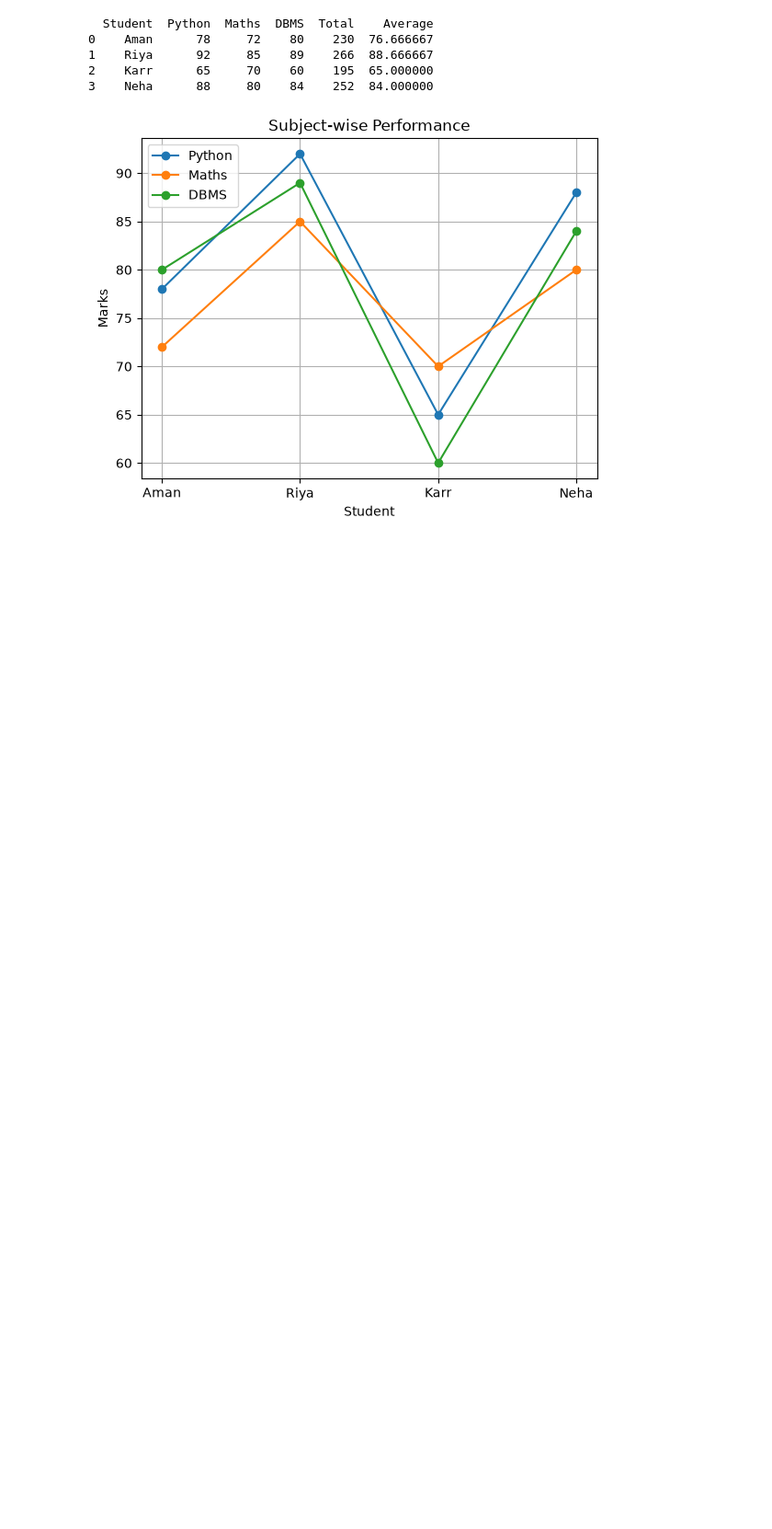
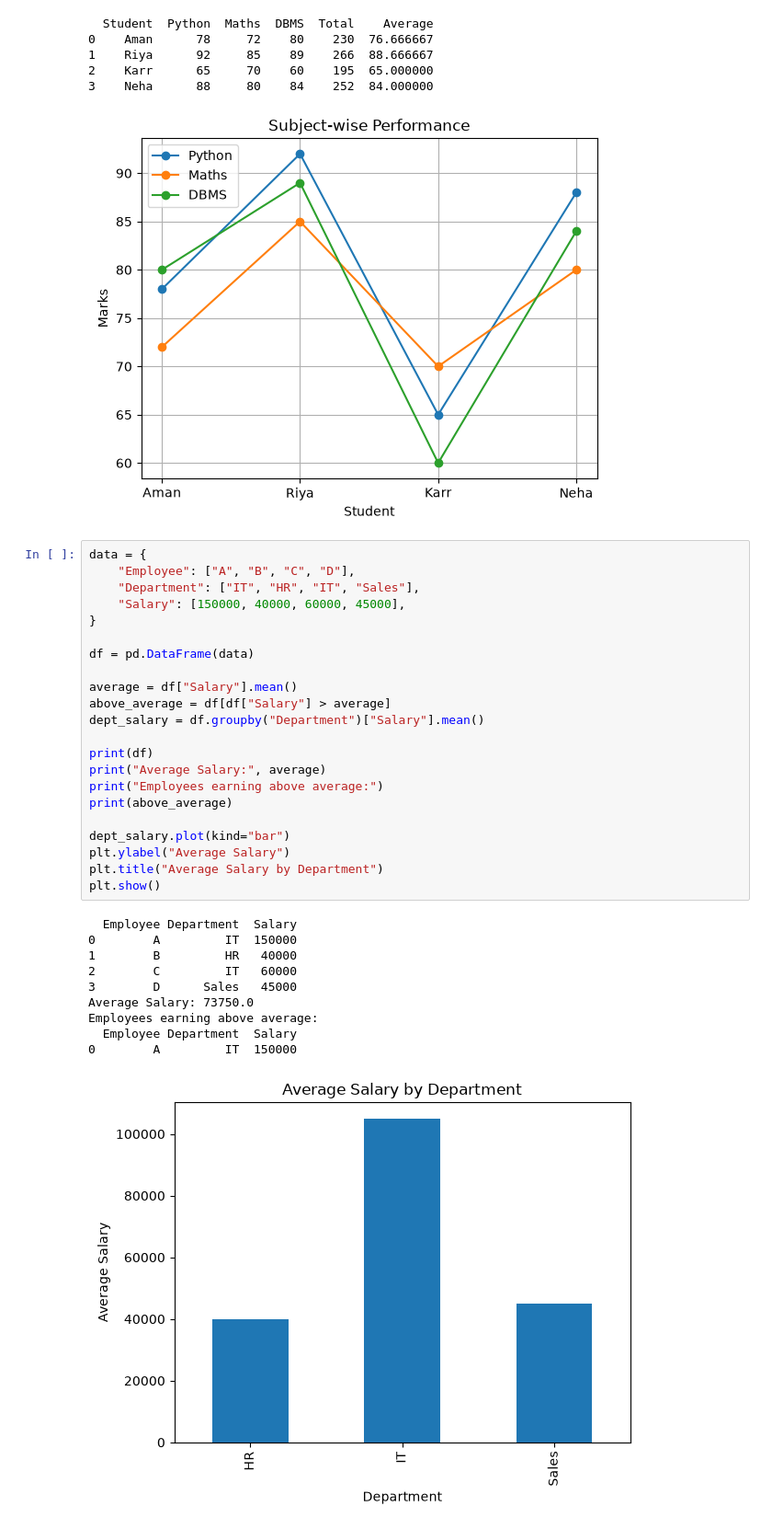
Before and after one commit to shivanshpandey300707-hub/C, a Jupyter notebook: html/site/python/test.ipynb, the cells around one changed output. Shown at 92% size. Cells and saved outputs as stored; diff of their text form; blank space fills up the shorter version.

```diff
--- a/html/site/python/test.ipynb
+++ b/html/site/python/test.ipynb
@@ -111,3 +111,36 @@ plt.show()
 2    Karr      65     70    60    195  65.000000
 3    Neha      88     80    84    252  84.000000
 [figure]
+# %%
+data = {
+    "Employee": ["A", "B", "C", "D"],
+    "Department": ["IT", "HR", "IT", "Sales"],
+    "Salary": [150000, 40000, 60000, 45000],
+}
+
+df = pd.DataFrame(data)
+
+average = df["Salary"].mean()
+above_average = df[df["Salary"] > average]
+dept_salary = df.groupby("Department")["Salary"].mean()
+
+print(df)
+print("Average Salary:", average)
+print("Employees earning above average:")
+print(above_average)
+
+dept_salary.plot(kind="bar")
+plt.ylabel("Average Salary")
+plt.title("Average Salary by Department")
+plt.show()
+# %% [output]
+  Employee Department  Salary
+0        A         IT  150000
+1        B         HR   40000
+2        C         IT   60000
+3        D      Sales   45000
+Average Salary: 73750.0
+Employees earning above average:
+  Employee Department  Salary
+0        A         IT  150000
+[figure, added]
```
Also changed, not shown: parts of 2 cells of this notebook.
